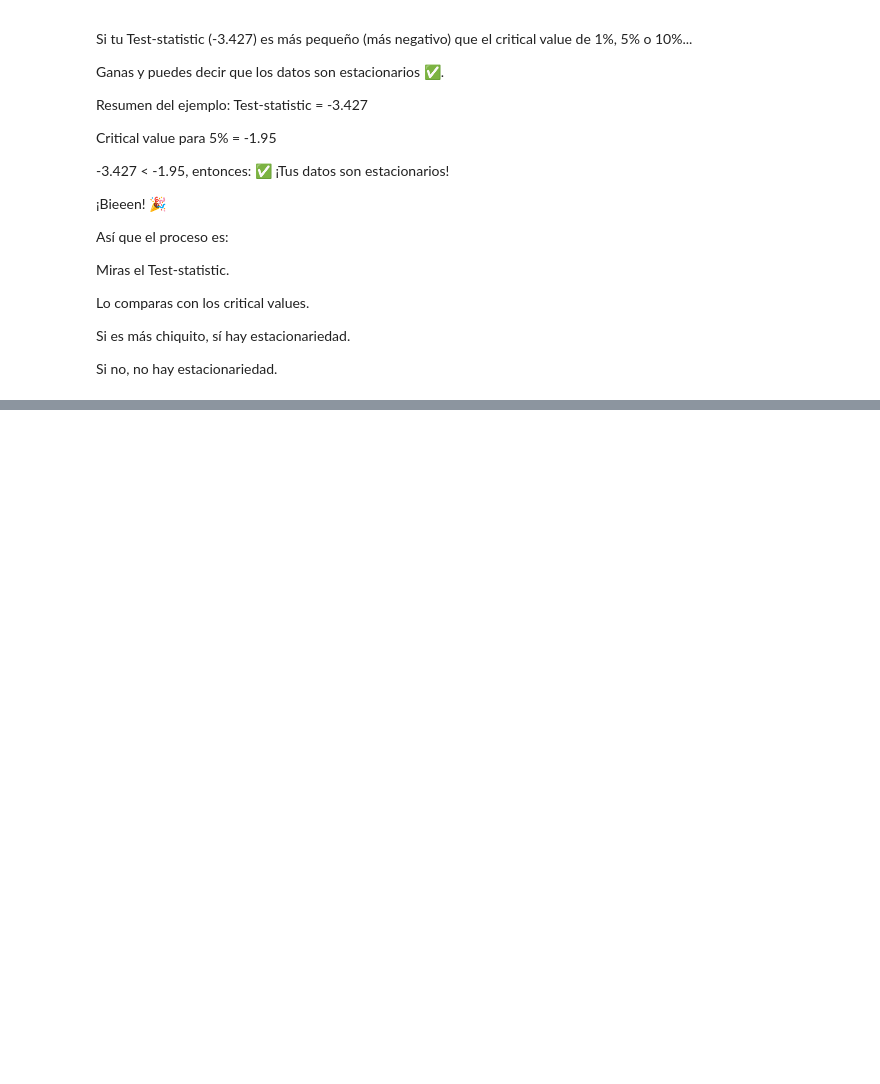
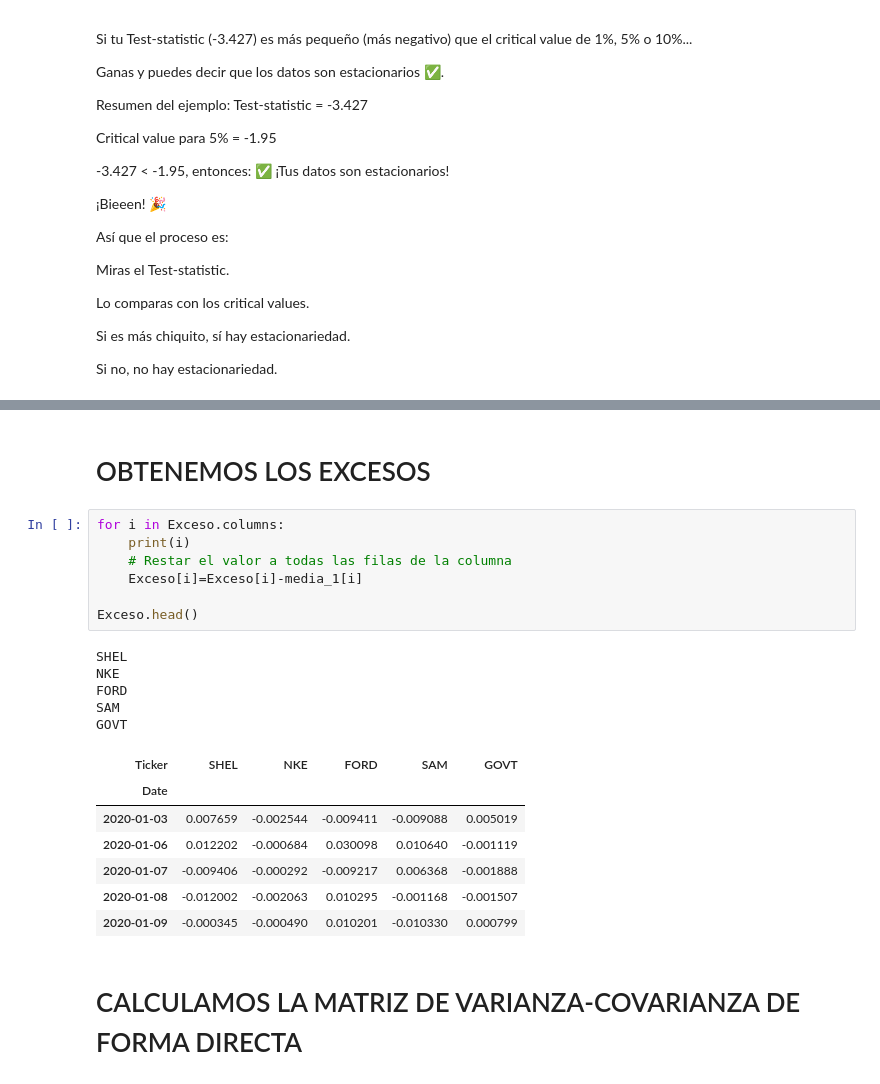
Before and after one commit to betospike/CORRELACION_ACTIVOS, a Jupyter notebook: Correlacion_de_activos.ipynb, the cells around one changed output, grey strips where cells are left out. Saved outputs shown, nothing was run; the diff lists cells and outputs as text; blank space fills up the shorter version.

```diff
--- a/Correlacion_de_activos.ipynb
+++ b/Correlacion_de_activos.ipynb
@@ -874,0 +994,24 @@ Linea 249 R
+# %% [markdown]
+# OBTENEMOS LOS EXCESOS
+# %%
+for i in Exceso.columns:
+    print(i)
+    # Restar el valor a todas las filas de la columna
+    Exceso[i]=Exceso[i]-media_1[i]
+
+Exceso.head()
+# %% [output]
+SHEL
+NKE
+FORD
+SAM
+GOVT
+| Ticker | SHEL | NKE | FORD | SAM | GOVT |
+| Date |  |  |  |  |  |
+| 2020-01-03 | 0.007659 | -0.002544 | -0.009411 | -0.009088 | 0.005019 |
+| 2020-01-06 | 0.012202 | -0.000684 | 0.030098 | 0.010640 | -0.001119 |
+| 2020-01-07 | -0.009406 | -0.000292 | -0.009217 | 0.006368 | -0.001888 |
+| 2020-01-08 | -0.012002 | -0.002063 | 0.010295 | -0.001168 | -0.001507 |
+| 2020-01-09 | -0.000345 | -0.000490 | 0.010201 | -0.010330 | 0.000799 |
+# %% [markdown]
+# CALCULAMOS LA MATRIZ DE VARIANZA-COVARIANZA DE FORMA DIRECTA
```
Also changed, not shown: parts of 26 cells of this notebook.
